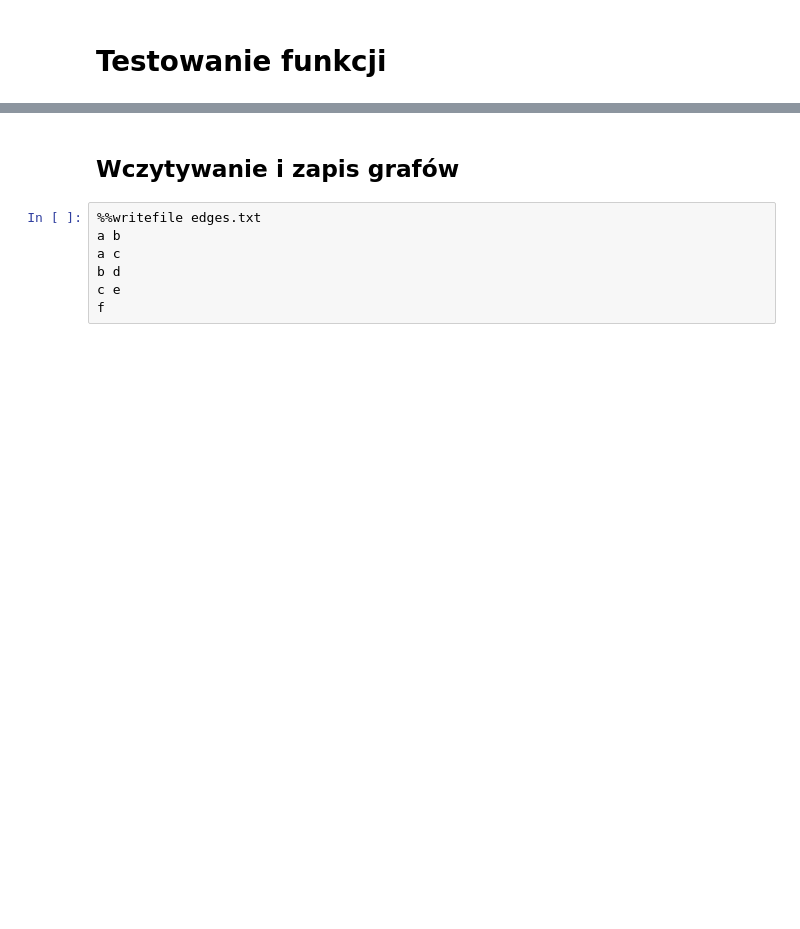
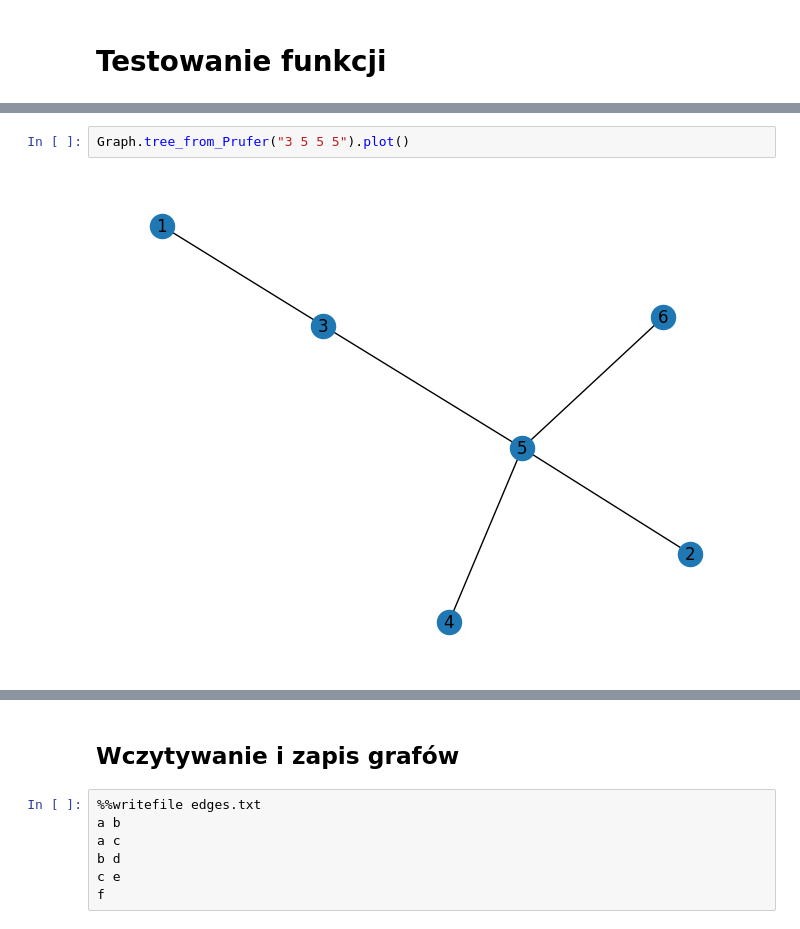
Before and after one commit to pgordin/OptDisc2026, a Jupyter notebook: Grafy3b.ipynb, the cells around one changed output, grey strips where cells are left out. Saved outputs shown, nothing was run; the diff lists cells and outputs as text; blank space fills up the shorter version.

```diff
--- a/Grafy3b.ipynb
+++ b/Grafy3b.ipynb
@@ -208,0 +348,4 @@ class Graph:
+# %%
+Graph.tree_from_Prufer("3 5 5 5").plot()
+# %% [output]
+[figure, added]
```
Also changed, not shown: parts of 20 cells of this notebook.
